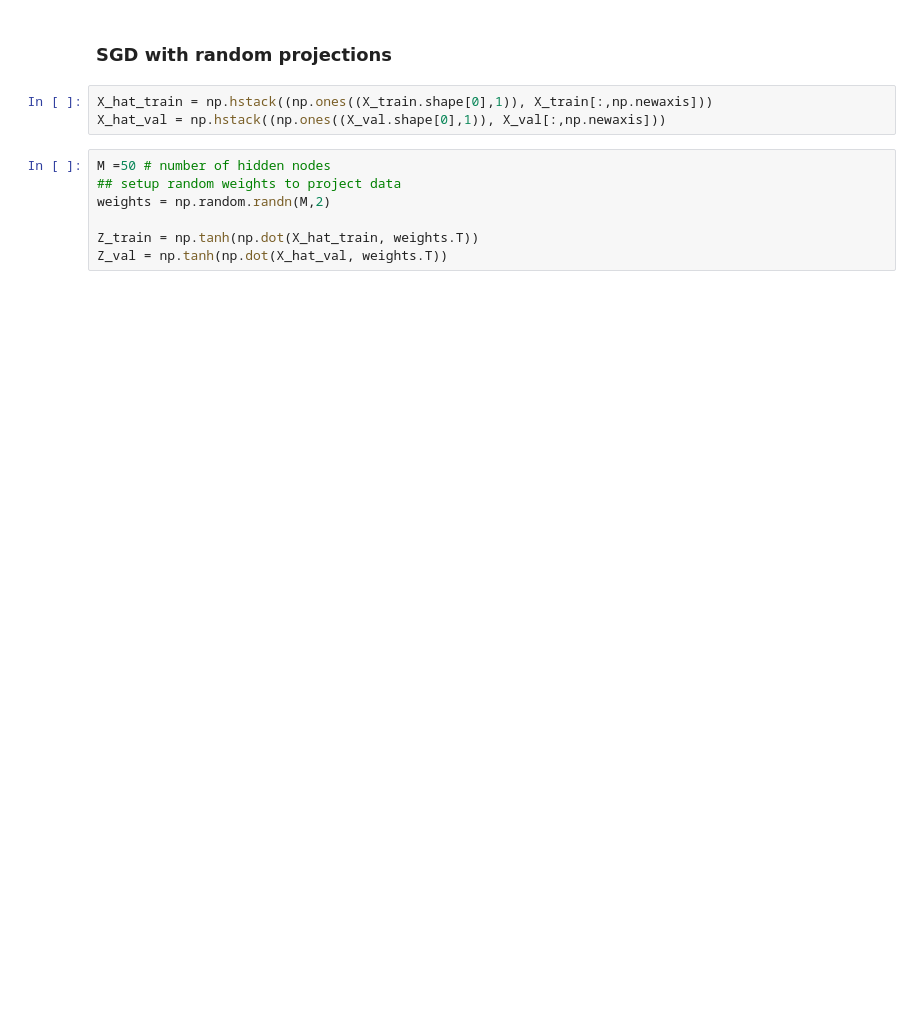
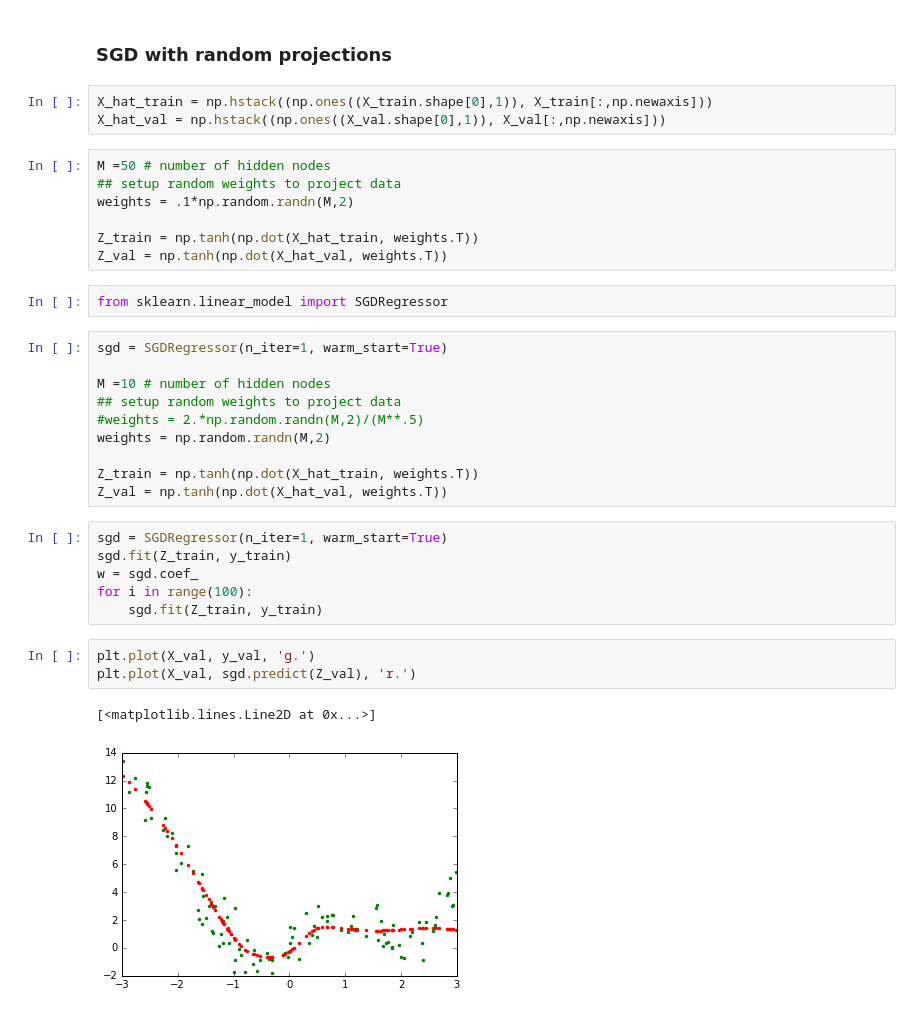
Before and after one commit to myazdani/ANN-DSE, a Jupyter notebook: 02-nonlinear-example.ipynb, the cells around one changed output. Drawn from its saved outputs; the diff is of its cells as text; blank space fills up the shorter version.

```diff
--- a/02-nonlinear-example.ipynb
+++ b/02-nonlinear-example.ipynb
@@ -41,7 +41,31 @@ X_hat_val = np.hstack((np.ones((X_val.shape[0],1)), X_val[:,np.newaxis]))
 # %%
 M =50 # number of hidden nodes
 ## setup random weights to project data
-weights = np.random.randn(M,2)
+weights = .1*np.random.randn(M,2)
 
 Z_train = np.tanh(np.dot(X_hat_train, weights.T))
 Z_val = np.tanh(np.dot(X_hat_val, weights.T))
+# %%
+from sklearn.linear_model import SGDRegressor
+# %%
+sgd = SGDRegressor(n_iter=1, warm_start=True)
+
+M =10 # number of hidden nodes
+## setup random weights to project data
+#weights = 2.*np.random.randn(M,2)/(M**.5)
+weights = np.random.randn(M,2)
+
+Z_train = np.tanh(np.dot(X_hat_train, weights.T))
+Z_val = np.tanh(np.dot(X_hat_val, weights.T))
+# %%
+sgd = SGDRegressor(n_iter=1, warm_start=True)
+sgd.fit(Z_train, y_train)
+w = sgd.coef_
+for i in range(100):
+    sgd.fit(Z_train, y_train)
+# %%
+plt.plot(X_val, y_val, 'g.')
+plt.plot(X_val, sgd.predict(Z_val), 'r.')
+# %% [output]
+[<matplotlib.lines.Line2D at 0x...>]
+[figure, added]
```
Also changed, not shown: parts of 2 cells of this notebook.
